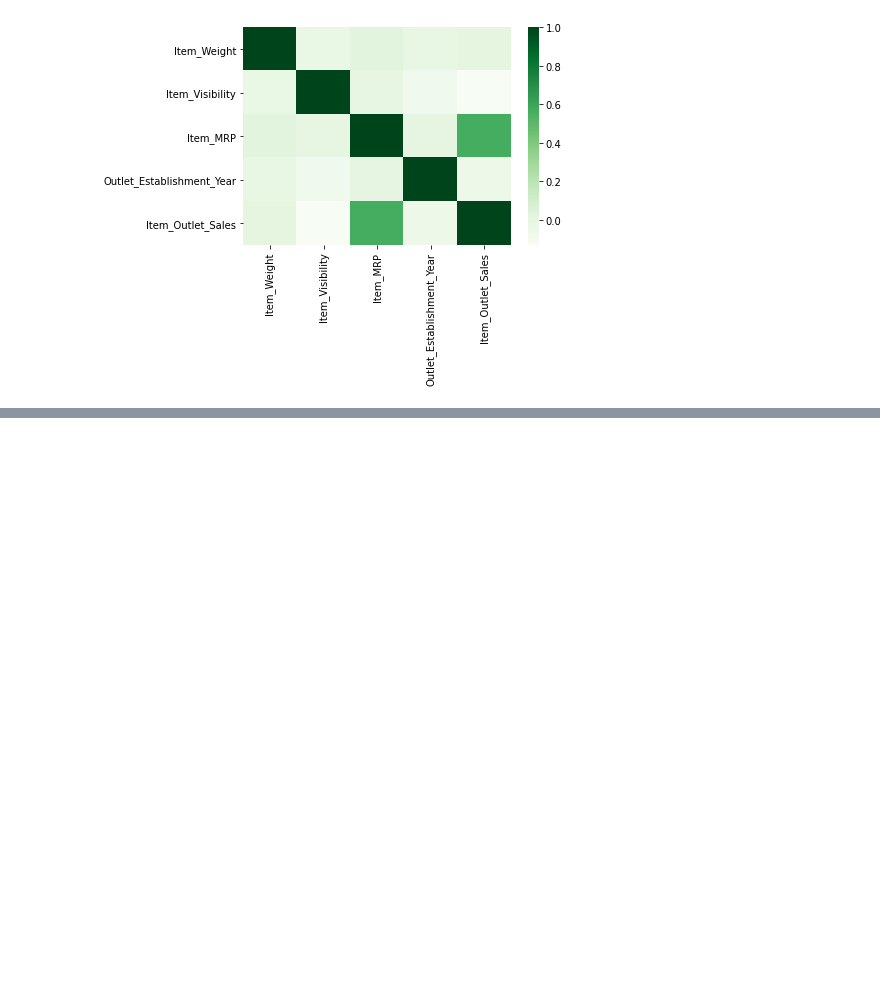
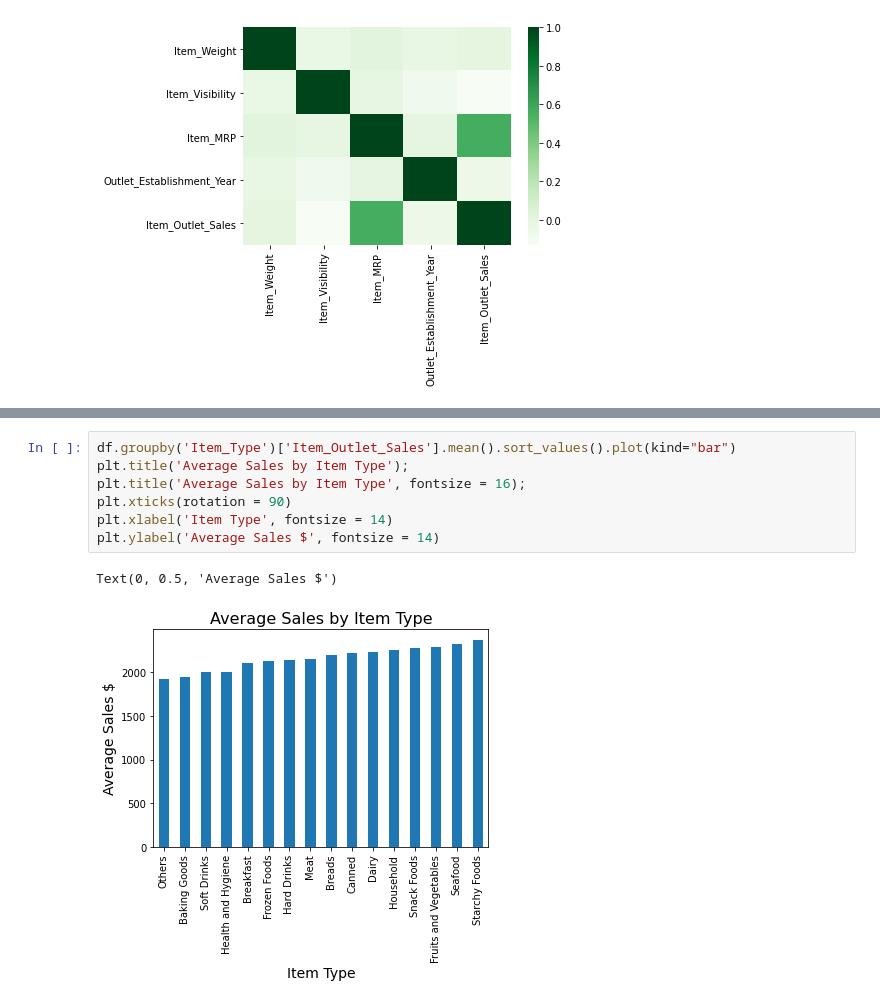
Before and after one commit to mahirag/food-sales-predictions, a Jupyter notebook: Sales_Predictions_Clean_Data.ipynb, the cells around one changed output, grey strips where cells are left out. Cells and saved outputs as stored; diff of their text form; blank space fills up the shorter version.

```diff
--- a/Sales_Predictions_Clean_Data.ipynb
+++ b/Sales_Predictions_Clean_Data.ipynb
@@ -284,0 +366,10 @@ sns.heatmap(corr, cmap = 'Greens')
+# %%
+df.groupby('Item_Type')['Item_Outlet_Sales'].mean().sort_values().plot(kind="bar")
+plt.title('Average Sales by Item Type');
+plt.title('Average Sales by Item Type', fontsize = 16);
+plt.xticks(rotation = 90)
+plt.xlabel('Item Type', fontsize = 14)
+plt.ylabel('Average Sales $', fontsize = 14)
+# %% [output]
+Text(0, 0.5, 'Average Sales $')
+[figure, added]
```
Also changed, not shown: parts of 10 cells of this notebook.
